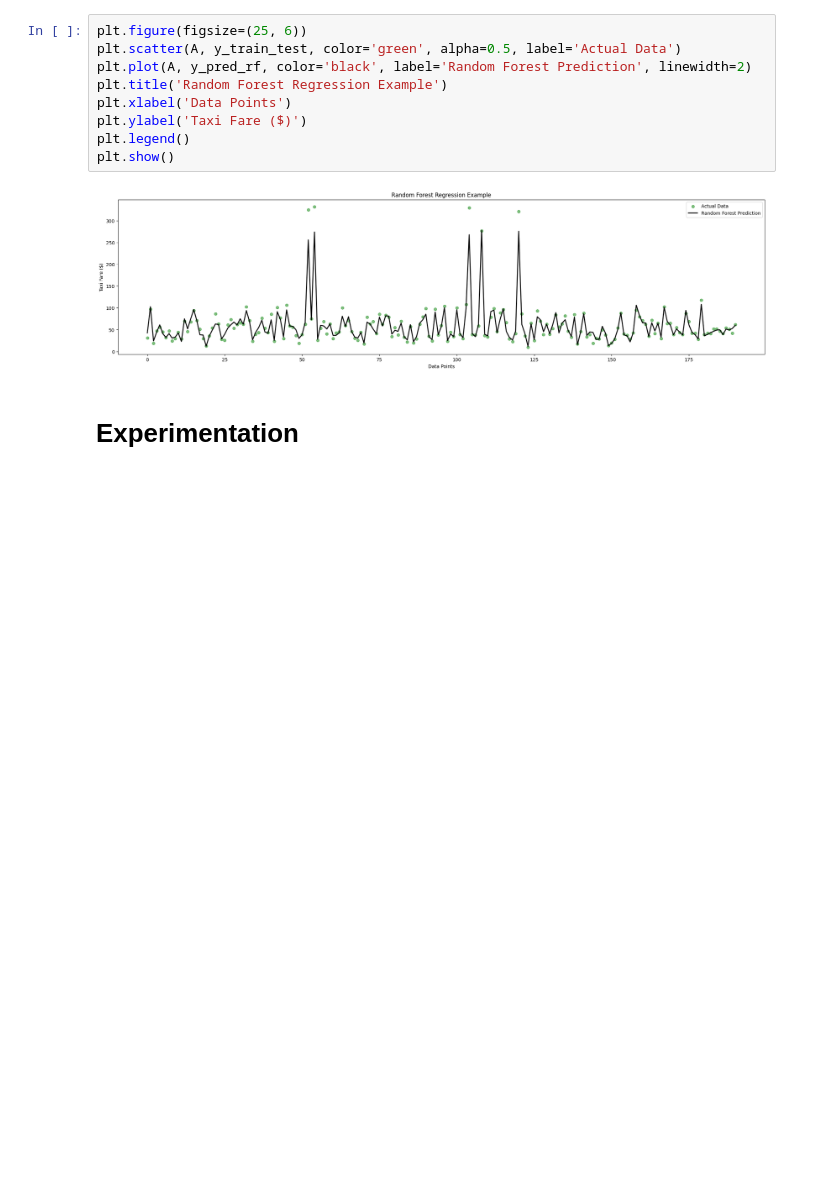
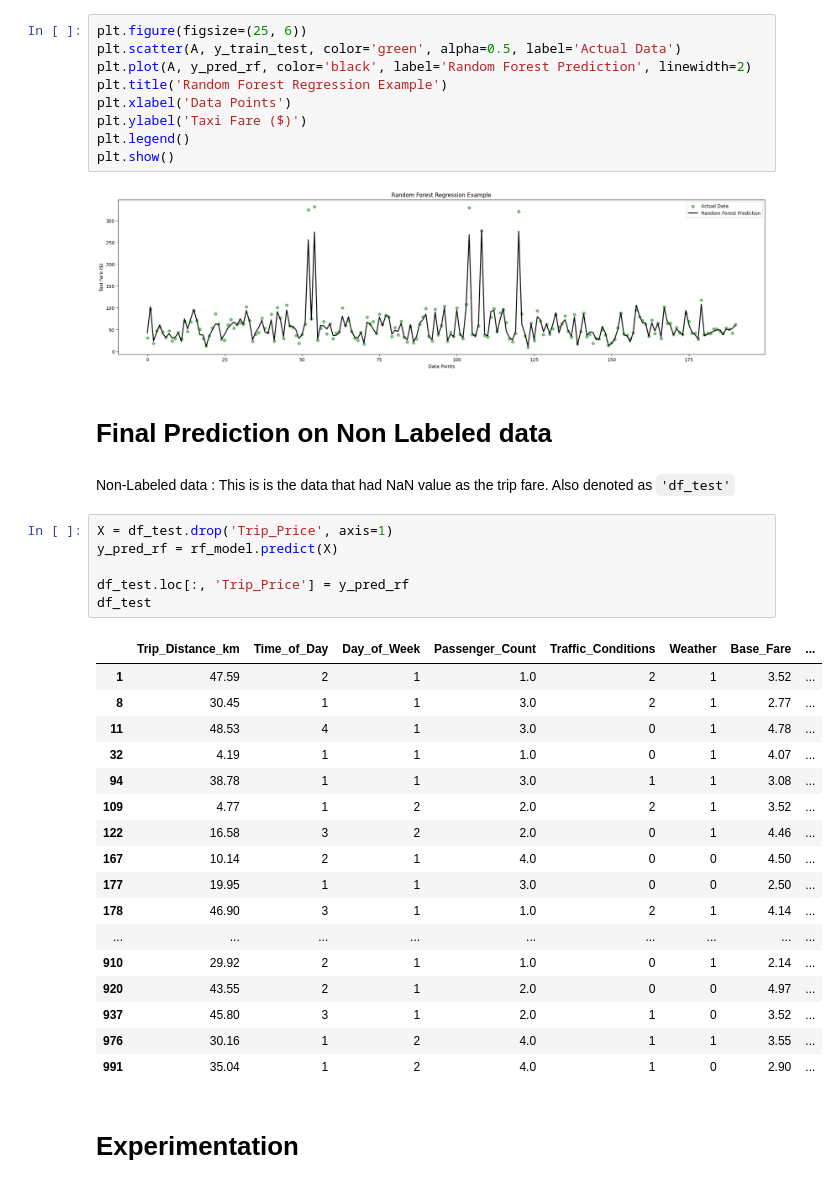
Before and after one commit to Shivshreeram/TaxiFare-Prediction-RandomForestRegression, a Jupyter notebook: Taxi_fare.ipynb, the cells around one changed output. Cells and saved outputs as stored; diff of their text form; blank space fills up the shorter version.

```diff
--- a/Taxi_fare.ipynb
+++ b/Taxi_fare.ipynb
@@ -338,6 +340,35 @@ plt.legend()
 plt.show()
 # %% [output]
 [figure]
+# %% [markdown]
+# Final Prediction on Non Labeled data
+# %% [markdown]
+Non-Labeled data : This is is the data that had NaN value as the trip fare.
+Also denoted as `'df_test'`
+# %%
+X = df_test.drop('Trip_Price', axis=1)
+y_pred_rf = rf_model.predict(X)
+
+df_test.loc[:, 'Trip_Price'] = y_pred_rf
+df_test
+# %% [output]
+|  | Trip_Distance_km | Time_of_Day | Day_of_Week | Passenger_Count | Traffic_Conditions | Weather | Base_Fare | ... |
+| 1 | 47.59 | 2 | 1 | 1.0 | 2 | 1 | 3.52 | ... |
+| 8 | 30.45 | 1 | 1 | 3.0 | 2 | 1 | 2.77 | ... |
+| 11 | 48.53 | 4 | 1 | 3.0 | 0 | 1 | 4.78 | ... |
+| 32 | 4.19 | 1 | 1 | 1.0 | 0 | 1 | 4.07 | ... |
+| 94 | 38.78 | 1 | 1 | 3.0 | 1 | 1 | 3.08 | ... |
+| 109 | 4.77 | 1 | 2 | 2.0 | 2 | 1 | 3.52 | ... |
+| 122 | 16.58 | 3 | 2 | 2.0 | 0 | 1 | 4.46 | ... |
+| 167 | 10.14 | 2 | 1 | 4.0 | 0 | 0 | 4.50 | ... |
+| 177 | 19.95 | 1 | 1 | 3.0 | 0 | 0 | 2.50 | ... |
+| 178 | 46.90 | 3 | 1 | 1.0 | 2 | 1 | 4.14 | ... |
+| ... | ... | ... | ... | ... | ... | ... | ... | ... |
+| 910 | 29.92 | 2 | 1 | 1.0 | 0 | 1 | 2.14 | ... |
+| 920 | 43.55 | 2 | 1 | 2.0 | 0 | 0 | 4.97 | ... |
+| 937 | 45.80 | 3 | 1 | 2.0 | 1 | 0 | 3.52 | ... |
+| 976 | 30.16 | 1 | 2 | 4.0 | 1 | 1 | 3.55 | ... |
+| 991 | 35.04 | 1 | 2 | 4.0 | 1 | 0 | 2.90 | ... |
 # %% [markdown]
 # Experimentation
 # %%
```
Also changed, not shown: parts of 1 cell of this notebook.
